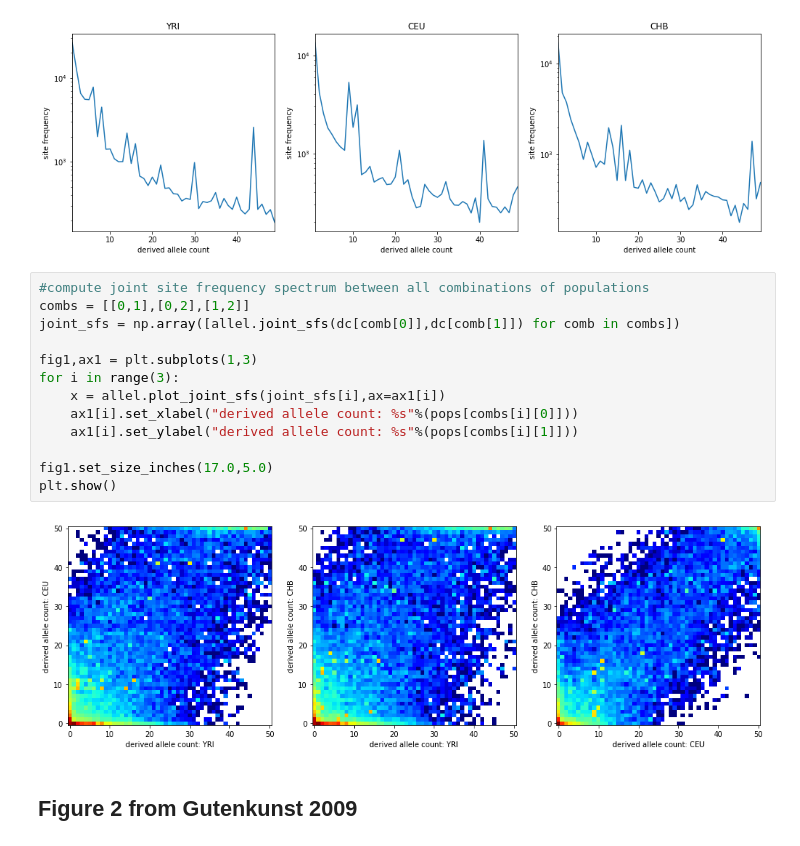
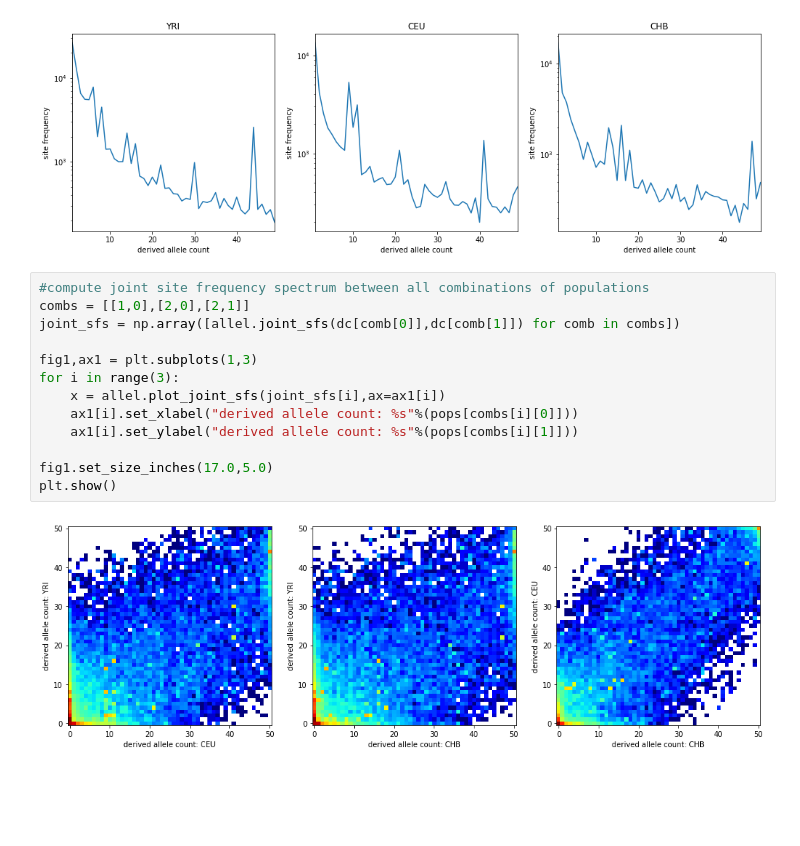
Before and after one commit to popsim-consortium/stdpopsim, a Jupyter notebook: qc/homo_sapiens_qc/homo_sapiens.ipynb, the cells around one changed output. Cells and saved outputs as stored; diff of their text form; blank space fills up the shorter version.

```diff
--- a/qc/homo_sapiens_qc/homo_sapiens.ipynb
+++ b/qc/homo_sapiens_qc/homo_sapiens.ipynb
@@ -78,18 +78,16 @@ plt.show()
 [figure]
 # %%
 #compute joint site frequency spectrum between all combinations of populations
-combs = [[0,1],[0,2],[1,2]]
+combs = [[1,0],[2,0],[2,1]]
 joint_sfs = np.array([allel.joint_sfs(dc[comb[0]],dc[comb[1]]) for comb in combs])
 
 fig1,ax1 = plt.subplots(1,3)
 for i in range(3):
     x = allel.plot_joint_sfs(joint_sfs[i],ax=ax1[i])
     ax1[i].set_xlabel("derived allele count: %s"%(pops[combs[i][0]]))
     ax1[i].set_ylabel("derived allele count: %s"%(pops[combs[i][1]]))
 
 fig1.set_size_inches(17.0,5.0)
 plt.show()
 # %% [output]
-[figure, old version]
+[figure, new version]
-# %% [markdown]
-## Figure 2 from Gutenkunst 2009
```
Also changed, not shown: parts of 2 cells of this notebook.
